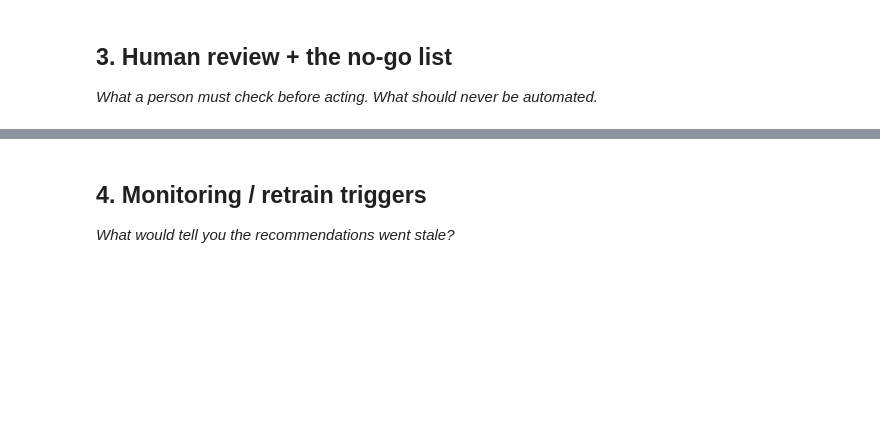
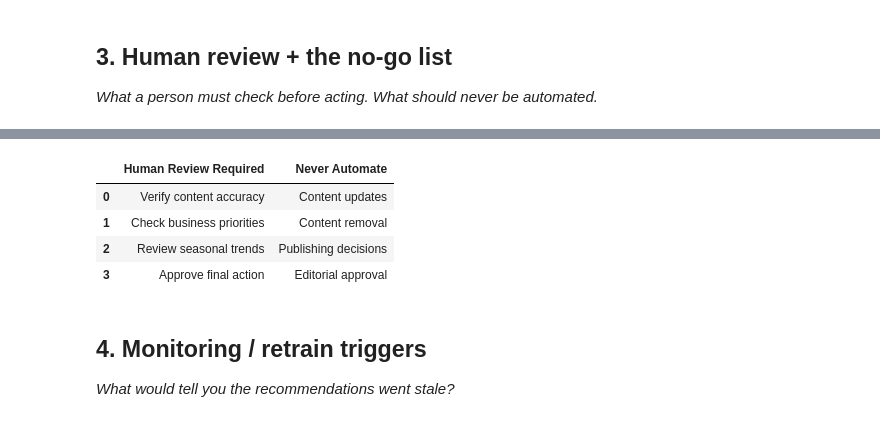
Before and after one commit to venkat-vipul/flyrank_ml, a Jupyter notebook: work/notebooks/w07_action_playbook.ipynb, the cells around one changed output, grey strips where cells are left out. Saved outputs shown, nothing was run; the diff lists cells and outputs as text; code cells hidden in the pictures; blank space fills up the shorter version.

```diff
--- a/work/notebooks/w07_action_playbook.ipynb
+++ b/work/notebooks/w07_action_playbook.ipynb
@@ -30,3 +195,26 @@ This skeleton is yours to fill. Work the sections **in order** — each one has
+# %%
+no_go_list = pd.DataFrame({
+    "Human Review Required": [
+        "Verify content accuracy",
+        "Check business priorities",
+        "Review seasonal trends",
+        "Approve final action"
+    ],
+    "Never Automate": [
+        "Content updates",
+        "Content removal",
+        "Publishing decisions",
+        "Editorial approval"
+    ]
+})
+
+no_go_list
+# %% [output]
+|  | Human Review Required | Never Automate |
+| 0 | Verify content accuracy | Content updates |
+| 1 | Check business priorities | Content removal |
+| 2 | Review seasonal trends | Publishing decisions |
+| 3 | Approve final action | Editorial approval |
 # %% [markdown]
 ## 4. Monitoring / retrain triggers
 
```
Also changed, not shown: parts of 15 cells of this notebook.
